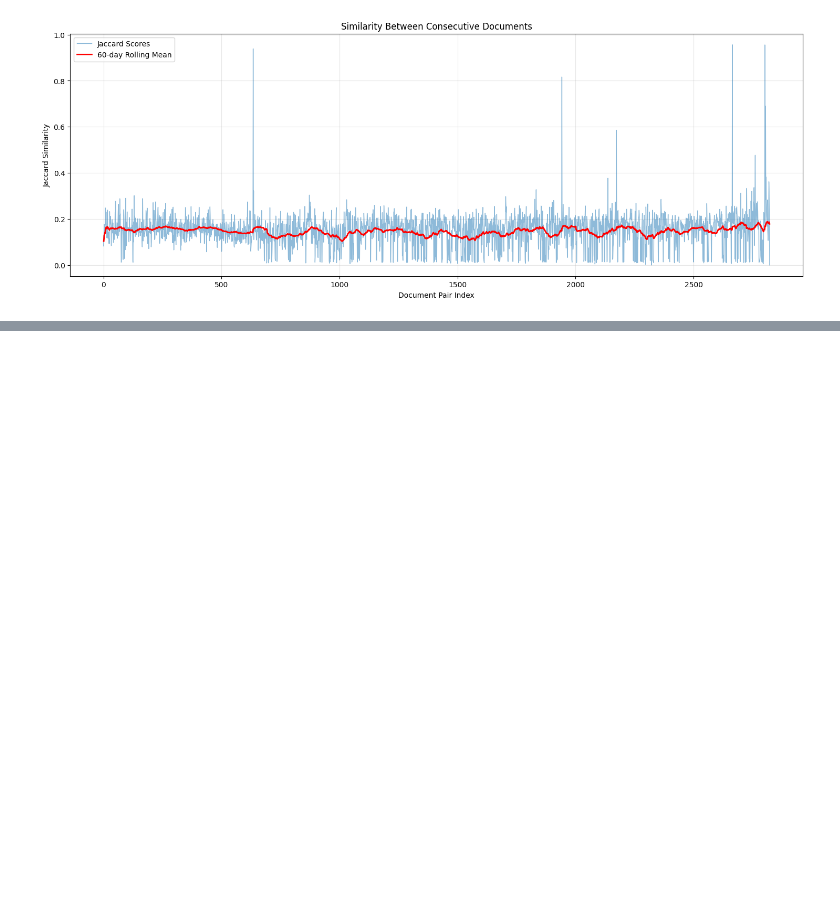
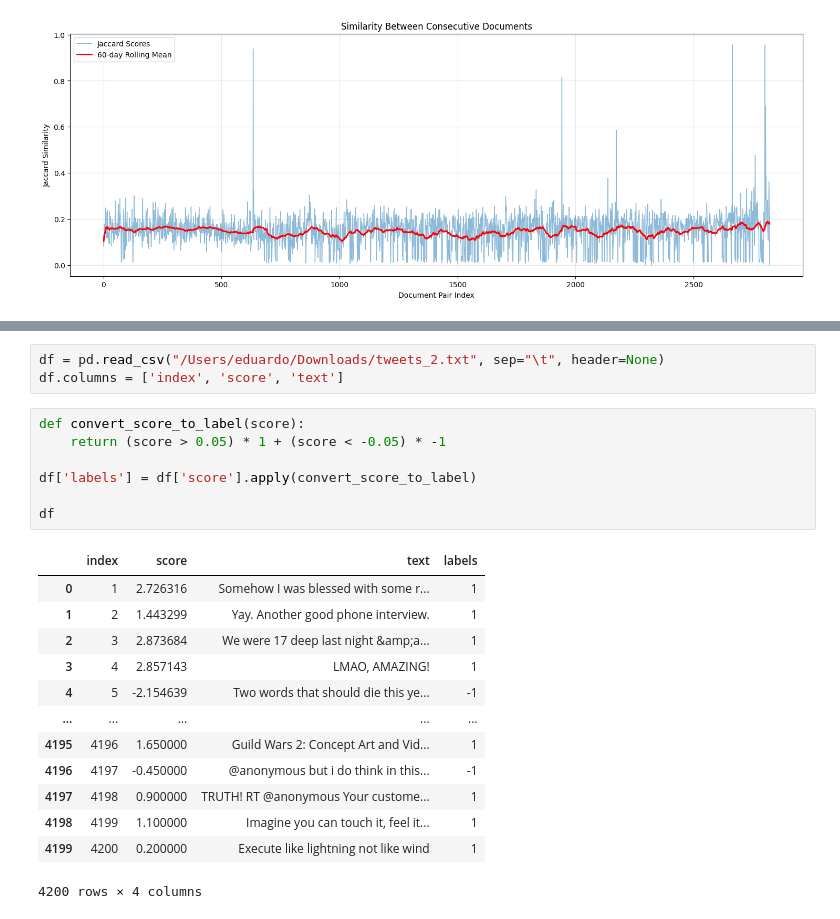
Before and after one commit to emschutt/Applied-Data-Science-Classes, a Jupyter notebook: Web Scrapping/class04.ipynb, the cells around one changed output, grey strips where cells are left out. Saved outputs shown, nothing was run; the diff lists cells and outputs as text; blank space fills up the shorter version.

```diff
--- a/Web Scrapping/class04.ipynb
+++ b/Web Scrapping/class04.ipynb
@@ -116,0 +254,24 @@ Example: Two documents with words ["apple", "banana"] vs ["apple", "apple", "app
+# %%
+df = pd.read_csv("/Users/eduardo/Downloads/tweets_2.txt", sep="\t", header=None)
+df.columns = ['index', 'score', 'text']
+# %%
+def convert_score_to_label(score):
+    return (score > 0.05) * 1 + (score < -0.05) * -1
+
+df['labels'] = df['score'].apply(convert_score_to_label)
+
+df
+# %% [output]
+|  | index | score | text | labels |
+| 0 | 1 | 2.726316 | Somehow I was blessed with some r... | 1 |
+| 1 | 2 | 1.443299 | Yay. Another good phone interview. | 1 |
+| 2 | 3 | 2.873684 | We were 17 deep last night &amp;a... | 1 |
+| 3 | 4 | 2.857143 | LMAO, AMAZING! | 1 |
+| 4 | 5 | -2.154639 | Two words that should die this ye... | -1 |
+| ... | ... | ... | ... | ... |
+| 4195 | 4196 | 1.650000 | Guild Wars 2: Concept Art and Vid... | 1 |
+| 4196 | 4197 | -0.450000 | @anonymous but i do think in this... | -1 |
+| 4197 | 4198 | 0.900000 | TRUTH! RT @anonymous Your custome... | 1 |
+| 4198 | 4199 | 1.100000 | Imagine you can touch it, feel it... | 1 |
+| 4199 | 4200 | 0.200000 | Execute like lightning not like wind | 1 |
+4200 rows × 4 columns
```
Also changed, not shown: parts of 14 cells of this notebook.
